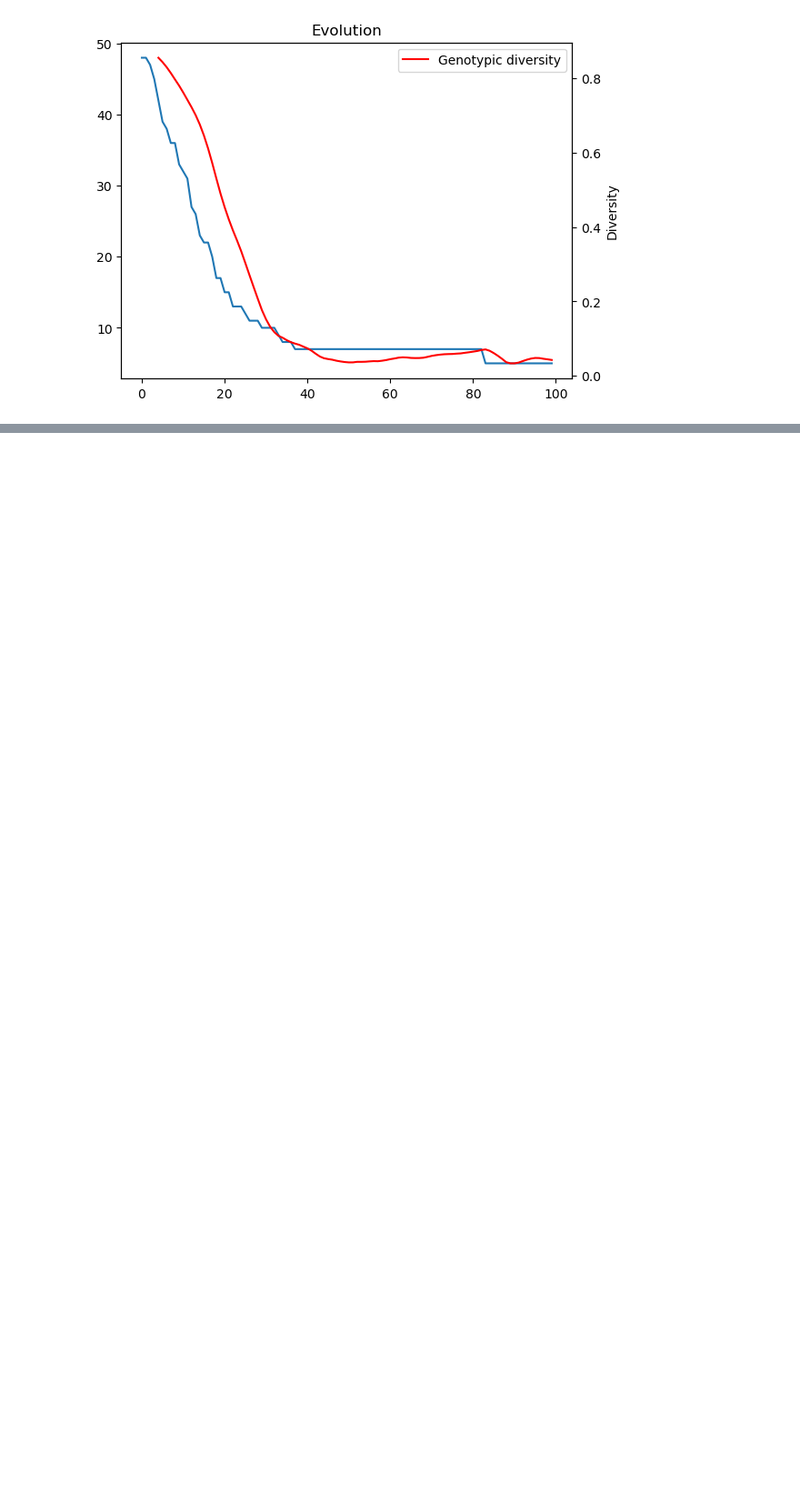
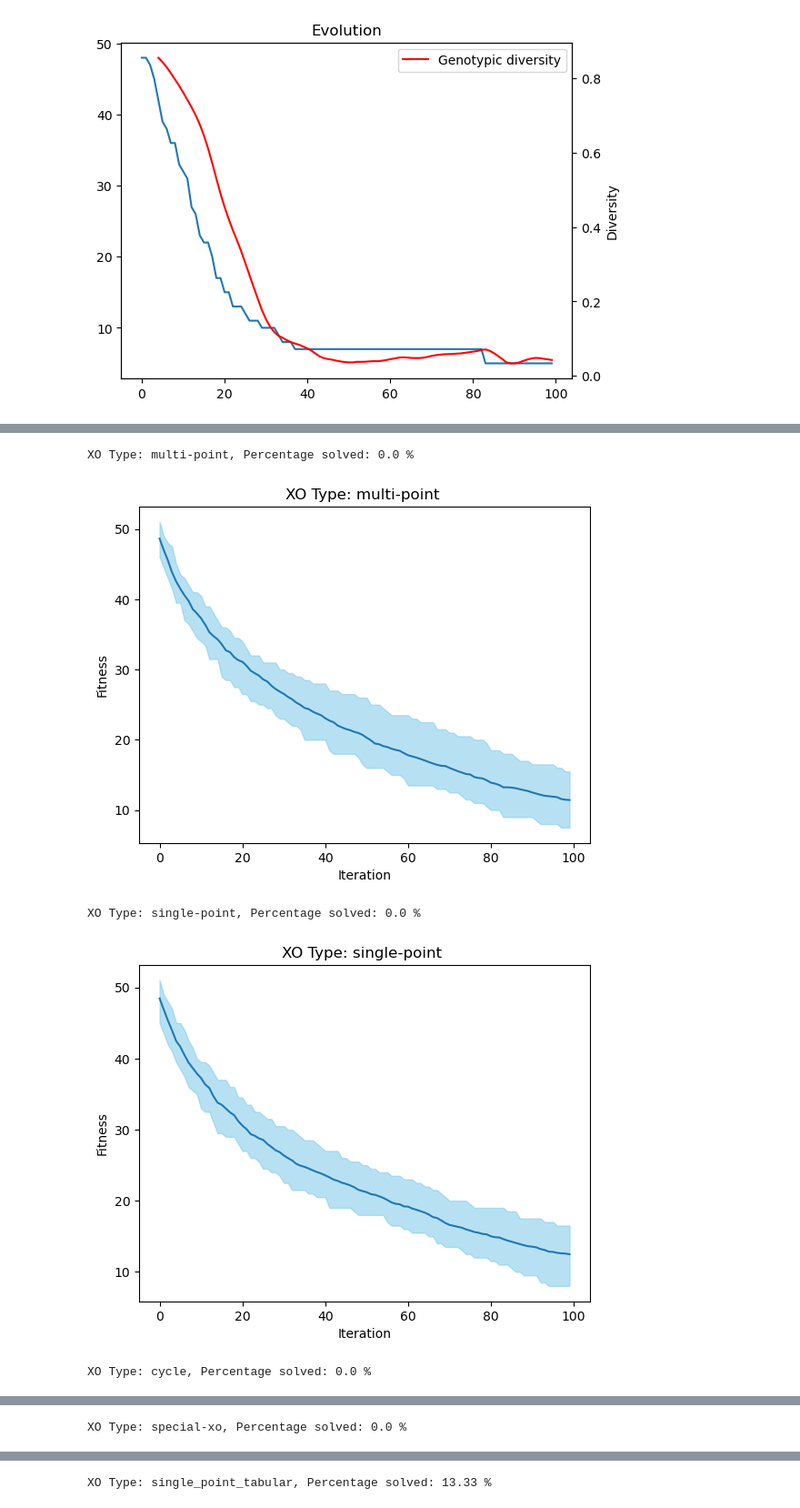
Before and after one commit to amarmate/CIFO24, a Jupyter notebook: experimentation and evaluation.ipynb, the cells around one changed output, grey strips where cells are left out. Shown: that part at 91% size. Drawn from its saved outputs; the diff is of its cells as text; code cells hidden in the pictures; blank space fills up the shorter version.

```diff
--- a/experimentation and evaluation.ipynb
+++ b/experimentation and evaluation.ipynb
@@ -171,21 +241,25 @@ population.plot_history( genodiv=True)
 # %%
 history_dict = {}
-xo_types = ['multi-point', 'single-point', 'cycle',  'special-xo']
+xo_types = ['multi-point', 'single-point', 'cycle',  'special-xo', 'single_point_tabular']
 for j in xo_types:
     histories = []
-    for i in tqdm(range(10)):
-        population = pop.Population(size=100, initial_board=test_board)
+    for i in tqdm(range(30)):
+        population = pop.Population(size=1000, initial_board=easy_board)
         population.evolve(
-            gens = 800,
+            gens = 100,
             xo_prob = 0.9,
-            mut_prob = 0.05,
-            select_type='roulette',
+            mut_prob = 0.1,
+            select_type='tournament',
             xo=j,
             mutation='swap-smart',
-            elite_size=50,
+            elite_size=200,
             swap_number=1,
+            direction = 'random',
             diversify='fitness-sharing',
-            verbose= False
+            verbose= False,
+            plateau_threshold=10,
+            invert_distances=True,
+            normalize_distances=False
         )
         histories.append(population.history)
     history_dict[j] = histories
@@ -192,10 +318,0 @@ for j in xo_types:
-# %%
-xo_types = ['multi-point', 'single-point', 'cycle',  'special-xo']
-for j in xo_types:
-    hist = history_dict[j]
-    for i in hist:
-        plt.plot(pd.DataFrame(i).T[0])
-        plt.title(f"XO Type: {j} ")
-        plt.xlabel("Iteration")
-        plt.ylabel("Fitness")
-    plt.show()
@@ -201,0 +326,19 @@ for j in xo_types:
+# %%
+for j in xo_types:
+    hist = history_dict[j]
+    df = pd.DataFrame(hist).T.map(lambda x: (0,0,0) if pd.isna(x) else x).map(lambda x: 0 if max(np.isnan(x)) else x[0])
+    print(f"XO Type: {j}, Percentage solved: {np.round(sum(df.iloc[-1]==0)/df.shape[1]*100, 2)} %")
+    df['mean'] = df.mean(axis=1)
+    plt.fill_between(df.index, df.quantile(0.05, axis =1), df.quantile(0.95, axis =1), color='skyblue', alpha=.6)
+    plt.plot(df['mean'])
+    # plt.plot(pd.DataFrame(i).T[0])
+    plt.title(f"XO Type: {j} ")
+    plt.xlabel("Iteration")
+    plt.ylabel("Fitness")
+    plt.show()
+# %% [output]
+XO Type: multi-point, Percentage solved: 0.0 %
+[figure, added]
+XO Type: single-point, Percentage solved: 0.0 %
+[figure, added]
+XO Type: cycle, Percentage solved: 0.0 %
@@ -201,0 +346 @@ for j in xo_types:
+XO Type: special-xo, Percentage solved: 0.0 %
@@ -201,0 +348 @@ for j in xo_types:
+XO Type: single_point_tabular, Percentage solved: 13.33 %
```
Also changed, not shown: parts of 12 cells of this notebook, 3 other files.
